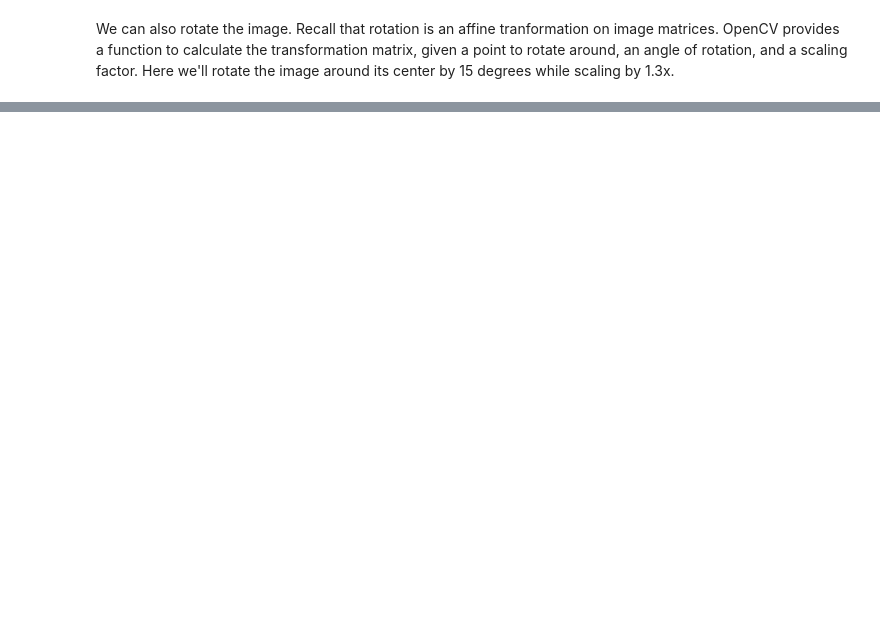
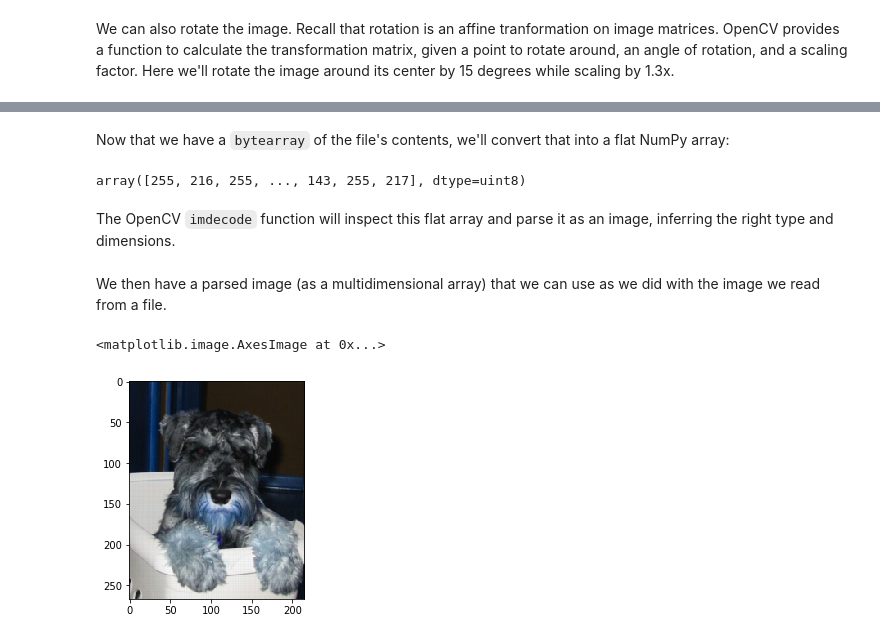
Before and after one commit to radanalyticsio/streaming-lab, a Jupyter notebook: notebooks/opencv-basics.ipynb, the cells around one changed output, grey strips where cells are left out. Drawn from its saved outputs; the diff is of its cells as text; code cells hidden in the pictures; blank space fills up the shorter version.

Commit message:
reading images from streams

```diff
--- a/notebooks/opencv-basics.ipynb
+++ b/notebooks/opencv-basics.ipynb
@@ -50,0 +75,21 @@ plt.imshow(cv2.warpAffine(img, rotationMatrix, (cols, rows)))
+# %%
+with open("otto.jpg", "rb") as f:
+    img_bytes = bytearray(f.read())
+# %% [markdown]
+Now that we have a `bytearray` of the file's contents, we'll convert that into a flat NumPy array:
+# %%
+imgarr = np.asarray(img_bytes, dtype=np.uint8)
+imgarr
+# %% [output]
+array([255, 216, 255, ..., 143, 255, 217], dtype=uint8)
+# %% [markdown]
+The OpenCV `imdecode` function will inspect this flat array and parse it as an image, inferring the right type and dimensions.
+# %%
+img2 = cv2.imdecode(imgarr, cv2.IMREAD_COLOR)
+# %% [markdown]
+We then have a parsed image (as a multidimensional array) that we can use as we did with the image we read from a file.
+# %%
+plt.imshow(img2)
+# %% [output]
+<matplotlib.image.AxesImage at 0x...>
+[figure, added]
```
Also changed, not shown: parts of 8 cells of this notebook.
